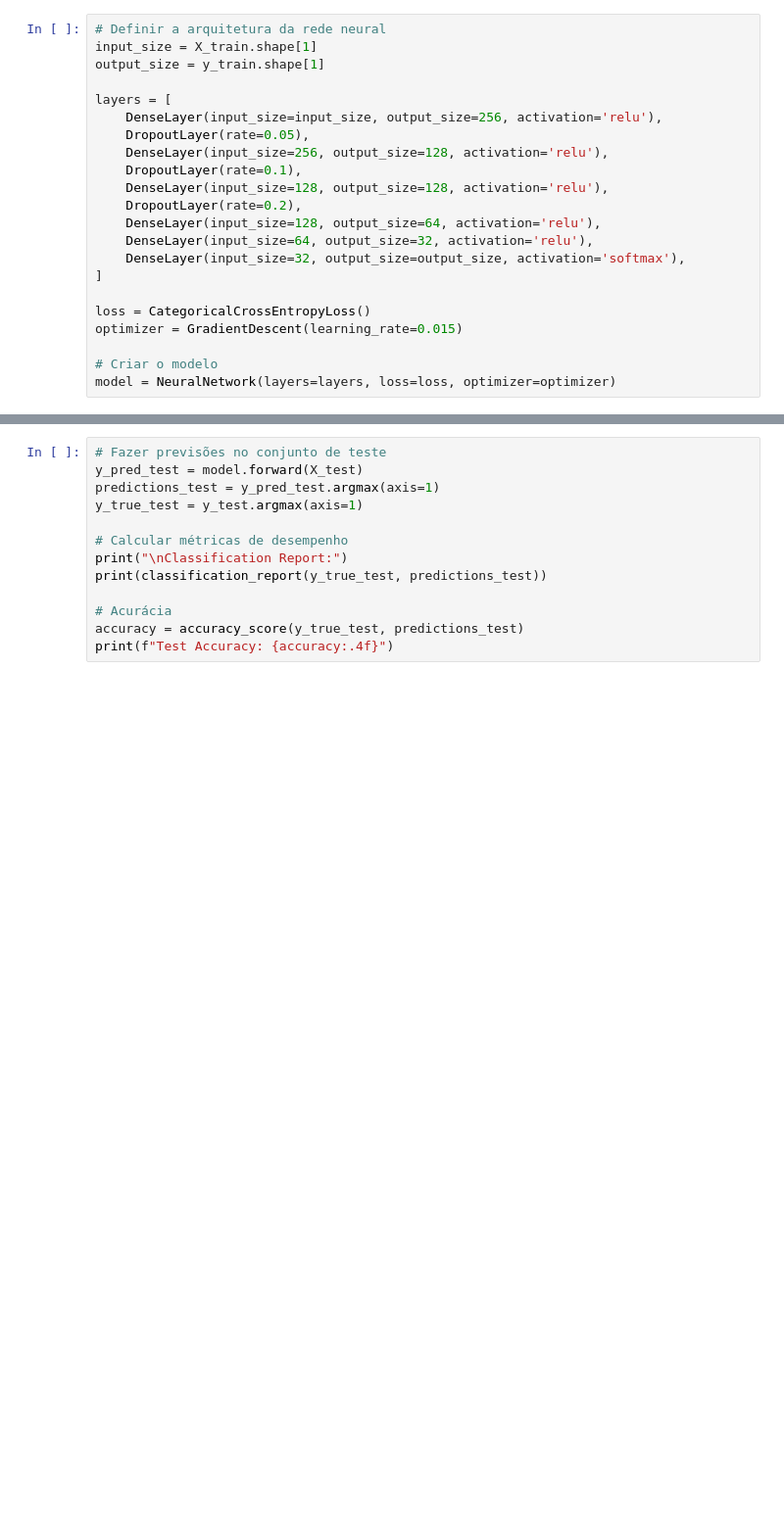
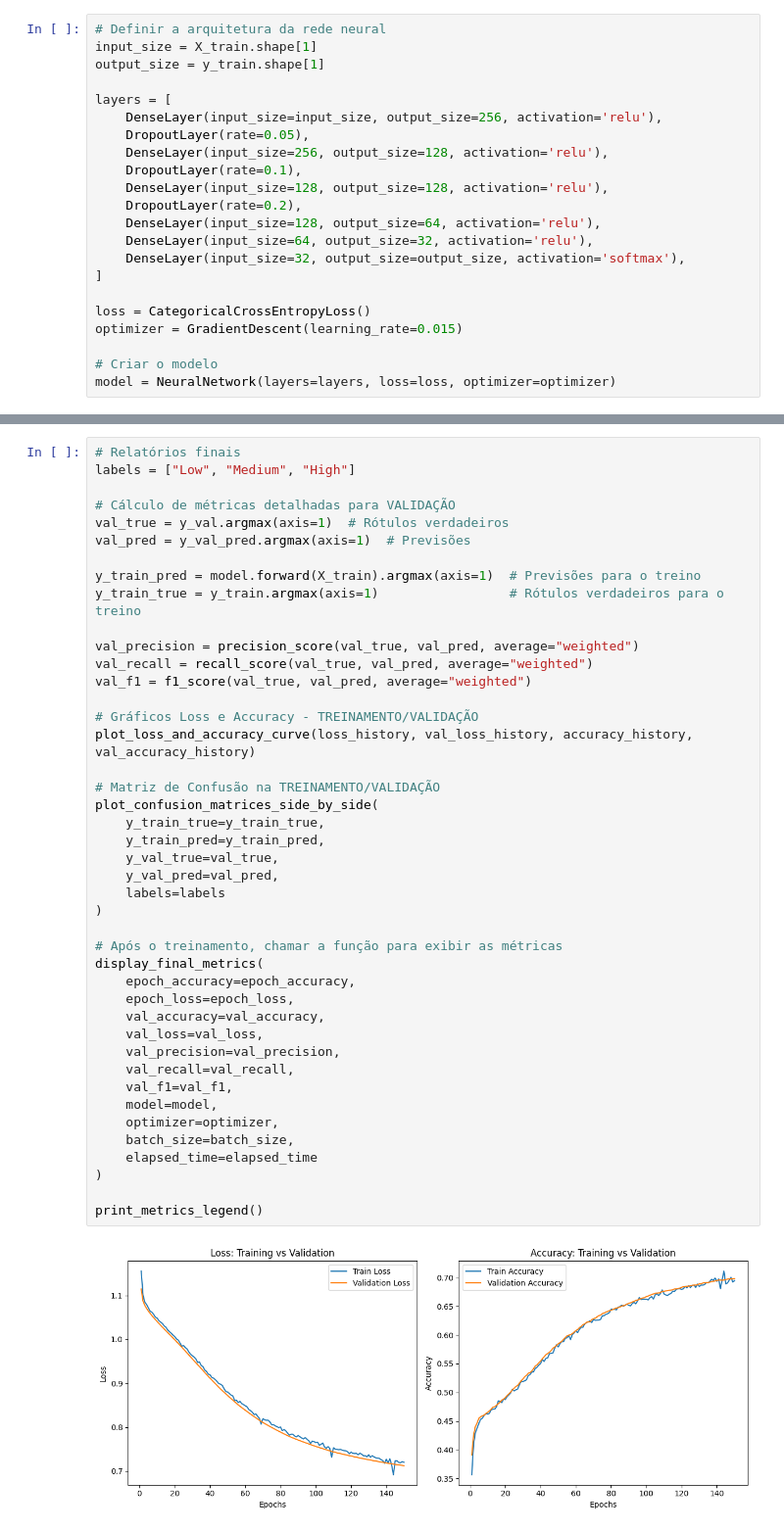
Before and after one commit to medalha01/ML-Projects, a Jupyter notebook: notebooks/multiclass_classification_model.ipynb, the cells around one changed output, grey strips where cells are left out. Shown at 98% size. Cells and saved outputs as stored; diff of their text form; blank space fills up the shorter version.

Commit message:
Improve Base Notebook Data Visualization

```diff
--- a/notebooks/multiclass_classification_model.ipynb
+++ b/notebooks/multiclass_classification_model.ipynb
@@ -301,13 +254,45 @@ Batch Size Final: 8192
-# %%
-# Fazer previsões no conjunto de teste
-y_pred_test = model.forward(X_test)
-predictions_test = y_pred_test.argmax(axis=1)
-y_true_test = y_test.argmax(axis=1)
-
-# Calcular métricas de desempenho
-print("\nClassification Report:")
-print(classification_report(y_true_test, predictions_test))
-
-# Acurácia
-accuracy = accuracy_score(y_true_test, predictions_test)
-print(f"Test Accuracy: {accuracy:.4f}")
+# %%
+# Relatórios finais
+labels = ["Low", "Medium", "High"]
+
+# Cálculo de métricas detalhadas para VALIDAÇÃO
+val_true = y_val.argmax(axis=1)  # Rótulos verdadeiros
+val_pred = y_val_pred.argmax(axis=1)  # Previsões
+
+y_train_pred = model.forward(X_train).argmax(axis=1)  # Previsões para o treino
+y_train_true = y_train.argmax(axis=1)                 # Rótulos verdadeiros para o treino
+
+val_precision = precision_score(val_true, val_pred, average="weighted")
+val_recall = recall_score(val_true, val_pred, average="weighted")
+val_f1 = f1_score(val_true, val_pred, average="weighted")
+
+# Gráficos Loss e Accuracy - TREINAMENTO/VALIDAÇÃO
+plot_loss_and_accuracy_curve(loss_history, val_loss_history, accuracy_history, val_accuracy_history)
+
+# Matriz de Confusão na TREINAMENTO/VALIDAÇÃO
+plot_confusion_matrices_side_by_side(
+    y_train_true=y_train_true,
+    y_train_pred=y_train_pred,
+    y_val_true=val_true,
+    y_val_pred=val_pred,
+    labels=labels
+)
+
+# Após o treinamento, chamar a função para exibir as métricas
+display_final_metrics(
+    epoch_accuracy=epoch_accuracy,
+    epoch_loss=epoch_loss,
+    val_accuracy=val_accuracy,
+    val_loss=val_loss,
+    val_precision=val_precision,
+    val_recall=val_recall,
+    val_f1=val_f1,
+    model=model,
+    optimizer=optimizer,
+    batch_size=batch_size,
+    elapsed_time=elapsed_time
+)
+
+print_metrics_legend()
+# %% [output]
+[figure, added]
```
Also changed, not shown: parts of 6 cells of this notebook.
